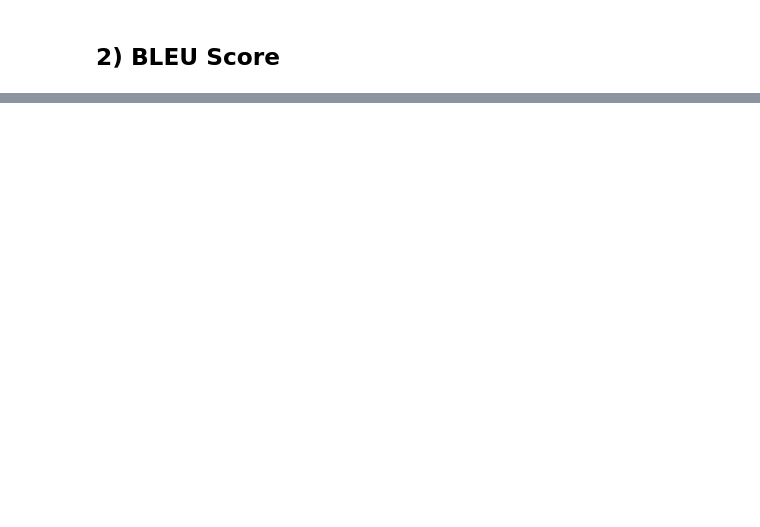
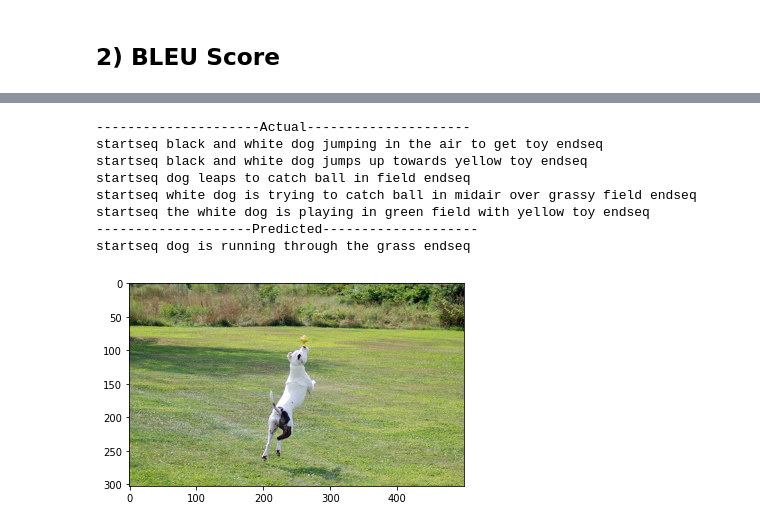
Before and after one commit to shahparth0007/AdvanceDataScience, a Jupyter notebook: Final_Image_Captioning.ipynb, the cells around one changed output, grey strips where cells are left out. Cells and saved outputs as stored; diff of their text form; code cells hidden in the pictures; blank space fills up the shorter version.

```diff
--- a/Final_Image_Captioning.ipynb
+++ b/Final_Image_Captioning.ipynb
@@ -492,0 +498,12 @@ print("BLEU-4: %f" % corpus_bleu(actual, predicted, weights=(0.25, 0.25, 0.25, 0
+# %%
+generate_caption(GRU_Adam,"1020651753_06077ec457.jpg")
+# %% [output]
+---------------------Actual---------------------
+startseq black and white dog jumping in the air to get toy endseq
+startseq black and white dog jumps up towards yellow toy endseq
+startseq dog leaps to catch ball in field endseq
+startseq white dog is trying to catch ball in midair over grassy field endseq
+startseq the white dog is playing in green field with yellow toy endseq
+--------------------Predicted--------------------
+startseq dog is running through the grass endseq
+[figure, added]
```
Also changed, not shown: parts of 12 cells of this notebook.
